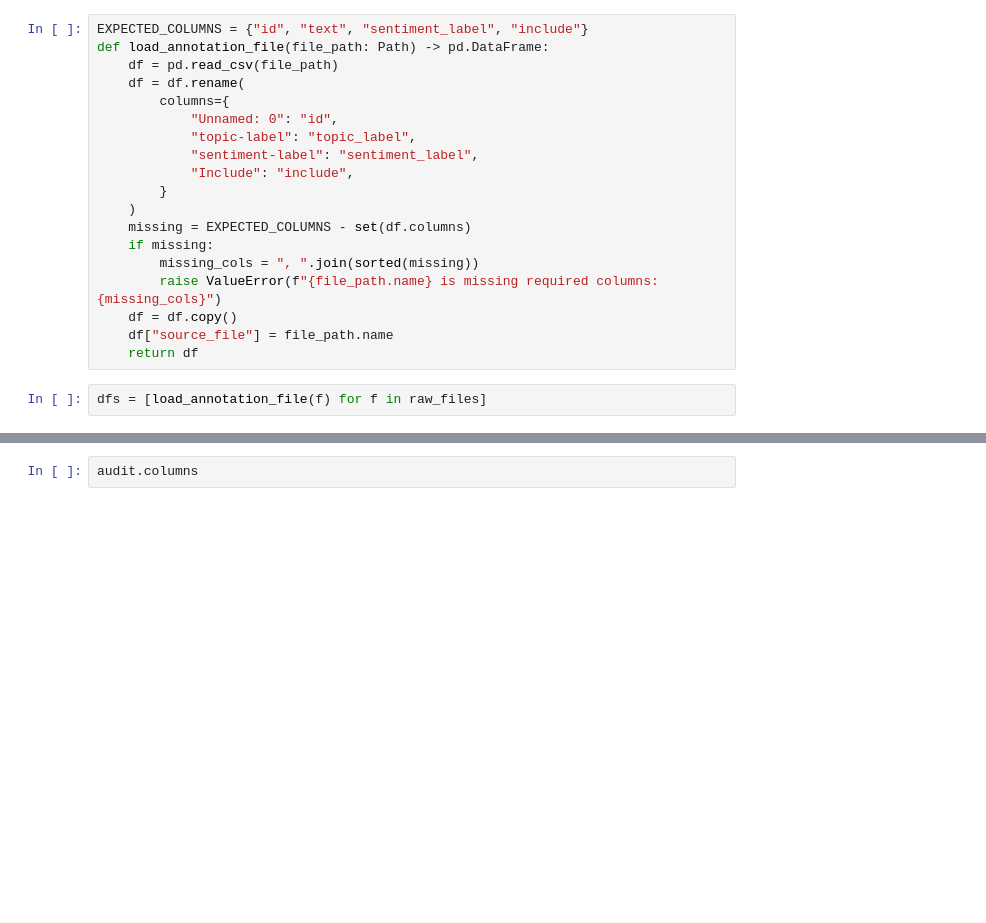
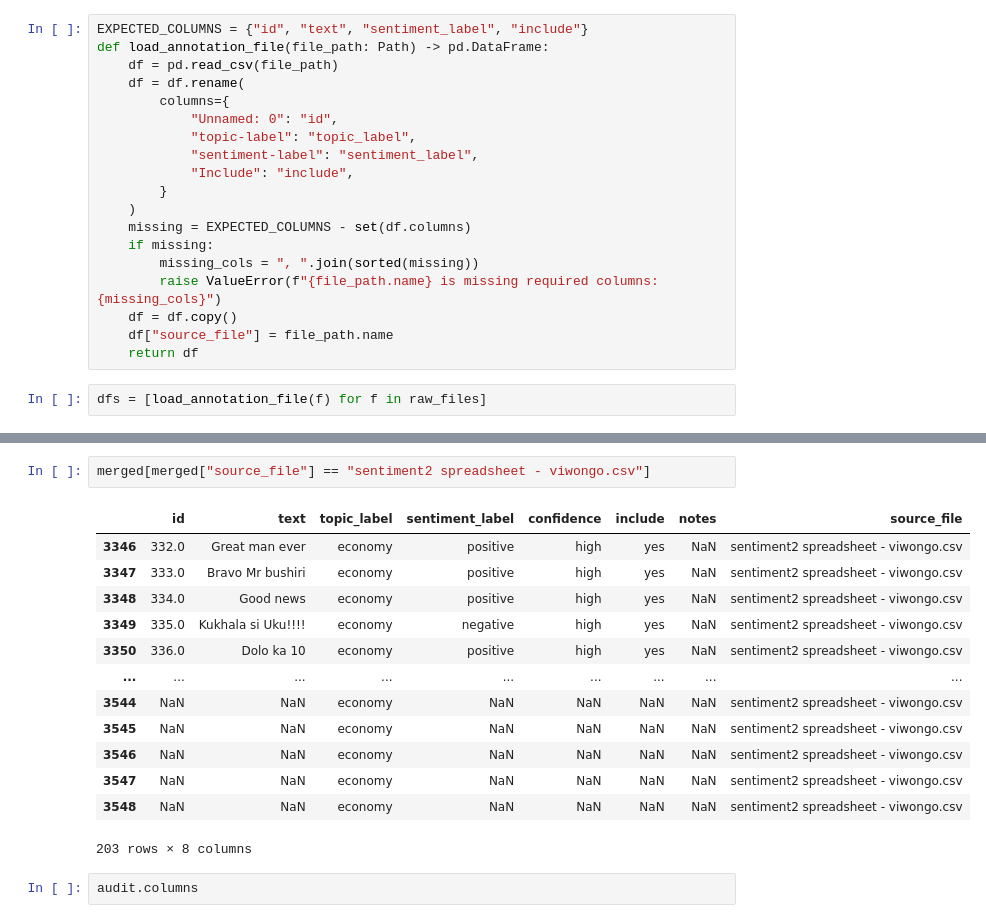
Before and after one commit to Viwaz/Sentiment_Analysis, a Jupyter notebook: notebooks/01_data_audit.ipynb, the cells around one changed output, grey strips where cells are left out. Cells and saved outputs as stored; diff of their text form; blank space fills up the shorter version.

```diff
--- a/notebooks/01_data_audit.ipynb
+++ b/notebooks/01_data_audit.ipynb
@@ -131,3 +131,19 @@ merged.head()
+# %%
+merged[merged["source_file"] == "sentiment2 spreadsheet - viwongo.csv"]
+# %% [output]
+|  | id | text | topic_label | sentiment_label | confidence | include | notes | source_file |
+| 3346 | 332.0 | Great man ever | economy | positive | high | yes | NaN | sentiment2 spreadsheet - viwongo.csv |
+| 3347 | 333.0 | Bravo Mr bushiri | economy | positive | high | yes | NaN | sentiment2 spreadsheet - viwongo.csv |
+| 3348 | 334.0 | Good news | economy | positive | high | yes | NaN | sentiment2 spreadsheet - viwongo.csv |
+| 3349 | 335.0 | Kukhala si Uku!!!! | economy | negative | high | yes | NaN | sentiment2 spreadsheet - viwongo.csv |
+| 3350 | 336.0 | Dolo ka 10 | economy | positive | high | yes | NaN | sentiment2 spreadsheet - viwongo.csv |
+| ... | ... | ... | ... | ... | ... | ... | ... | ... |
+| 3544 | NaN | NaN | economy | NaN | NaN | NaN | NaN | sentiment2 spreadsheet - viwongo.csv |
+| 3545 | NaN | NaN | economy | NaN | NaN | NaN | NaN | sentiment2 spreadsheet - viwongo.csv |
+| 3546 | NaN | NaN | economy | NaN | NaN | NaN | NaN | sentiment2 spreadsheet - viwongo.csv |
+| 3547 | NaN | NaN | economy | NaN | NaN | NaN | NaN | sentiment2 spreadsheet - viwongo.csv |
+| 3548 | NaN | NaN | economy | NaN | NaN | NaN | NaN | sentiment2 spreadsheet - viwongo.csv |
+203 rows × 8 columns
 # %%
 audit.columns
 # %% [output]
```
Also changed, not shown: parts of 10 cells of this notebook, 40 other files.
